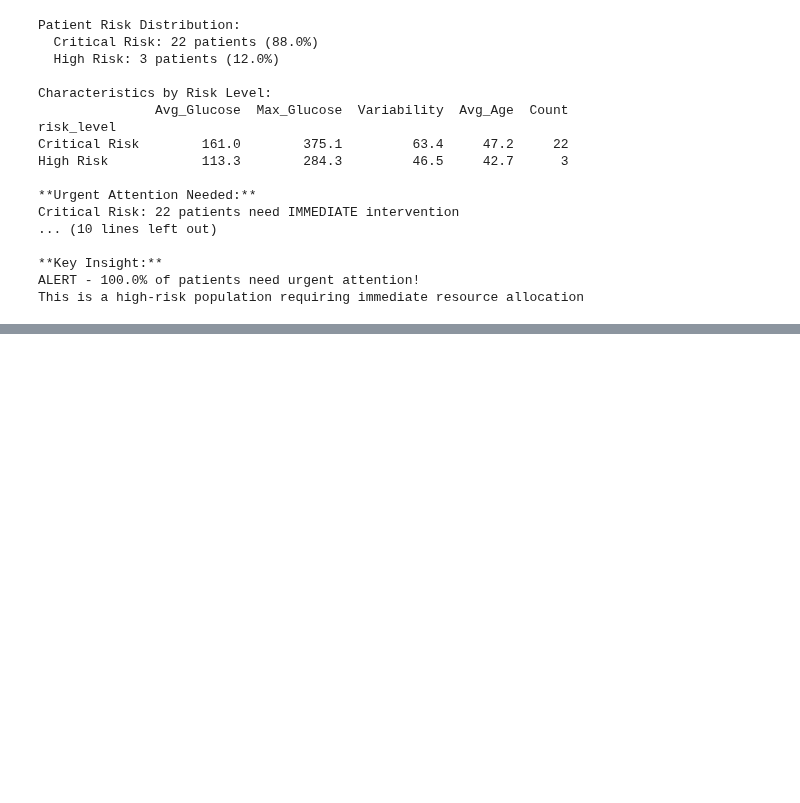
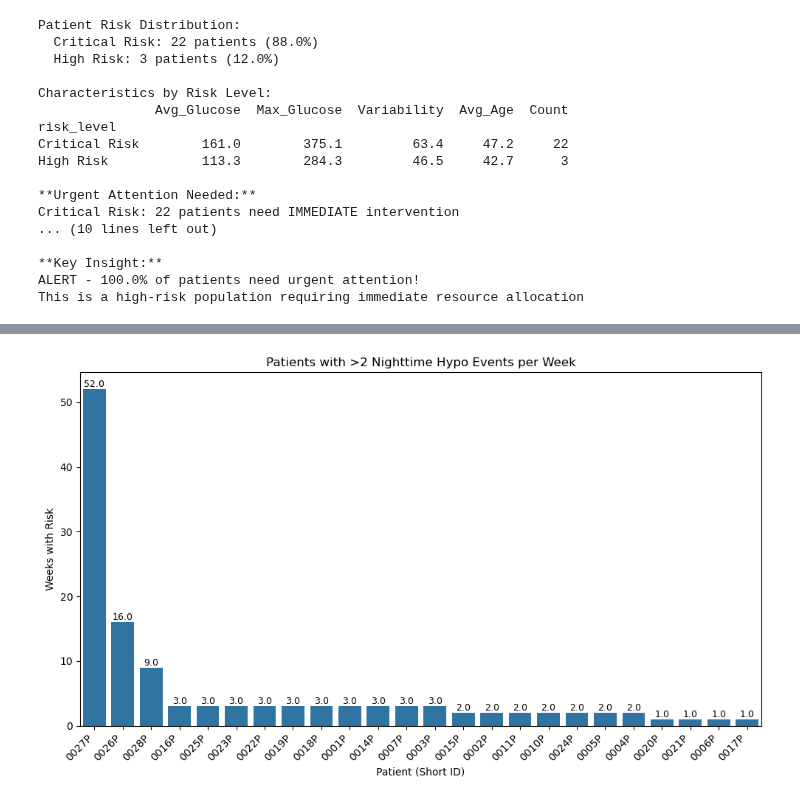
Before and after one commit to msdesh99/Python-Data-Analysis, a Jupyter notebook: Team11_PyQuester_Prescriptive_Analysis.ipynb, the cells around one changed output, grey strips where cells are left out. Cells and saved outputs as stored; diff of their text form; code cells hidden in the pictures; blank space fills up the shorter version.

```diff
--- a/Team11_PyQuester_Prescriptive_Analysis.ipynb
+++ b/Team11_PyQuester_Prescriptive_Analysis.ipynb
@@ -592,0 +596,49 @@ This is a high-risk population requiring immediate resource allocation
+# %%
+# Load the merged patient dataset
+df_patients = pd.read_csv(all_patients_path)
+# %%
+import pandas as pd
+import seaborn as sns
+import matplotlib.pyplot as plt
+
+# === Step 1: Convert 'time' column to datetime ===
+df_patients['datetime'] = pd.to_datetime(df_patients['time'], format='%Y-%m-%d %H:%M:%S', errors='coerce')
+
+# === Step 2: Extract hour and short patient ID ===
+df_patients['hour'] = df_patients['datetime'].dt.hour
+df_patients['short_id'] = df_patients['patient_id'].str.extract(r'(\d+P)')
+
+# === Step 3: Filter nighttime readings (10pm–6am) ===
+night_df = df_patients[(df_patients['hour'] >= 22) | (df_patients['hour'] <= 6)].copy()
+
+# === Step 4: Add week number and flag hypoglycemia events ===
+night_df['week'] = night_df['datetime'].dt.isocalendar().week
+night_df['is_hypo'] = night_df['glucose'] < 70
+
+# === Step 5: Count hypo events per week per patient ===
+hypo_counts = night_df.groupby(['patient_id', 'short_id', 'week'])['is_hypo'].sum().reset_index()
+
+# === Step 6: Filter patients with >2 nighttime hypo events per week ===
+risky_weeks = hypo_counts[hypo_counts['is_hypo'] > 2]
+
+# === Step 7: Sort short IDs by frequency for cleaner plot ===
+order = risky_weeks['short_id'].value_counts().index
+
+# === Step 8: Plot bar chart with rotated labels and annotations ===
+plt.figure(figsize=(10, 6))
+ax = sns.countplot(data=risky_weeks, x='short_id', order=order)
+plt.title('Patients with >2 Nighttime Hypo Events per Week')
+plt.xlabel('Patient (Short ID)')
+plt.ylabel('Weeks with Risk')
+plt.xticks(rotation=45, ha='right')
+
+# Annotate each bar with count
+for p in ax.patches:
+    height = p.get_height()
+    ax.annotate(f'{height}', (p.get_x() + p.get_width() / 2., height),
+                ha='center', va='bottom', fontsize=9)
+
+plt.tight_layout()
+plt.show()
+# %% [output]
+[figure, added]
```
Also changed, not shown: parts of 1 cell of this notebook.
